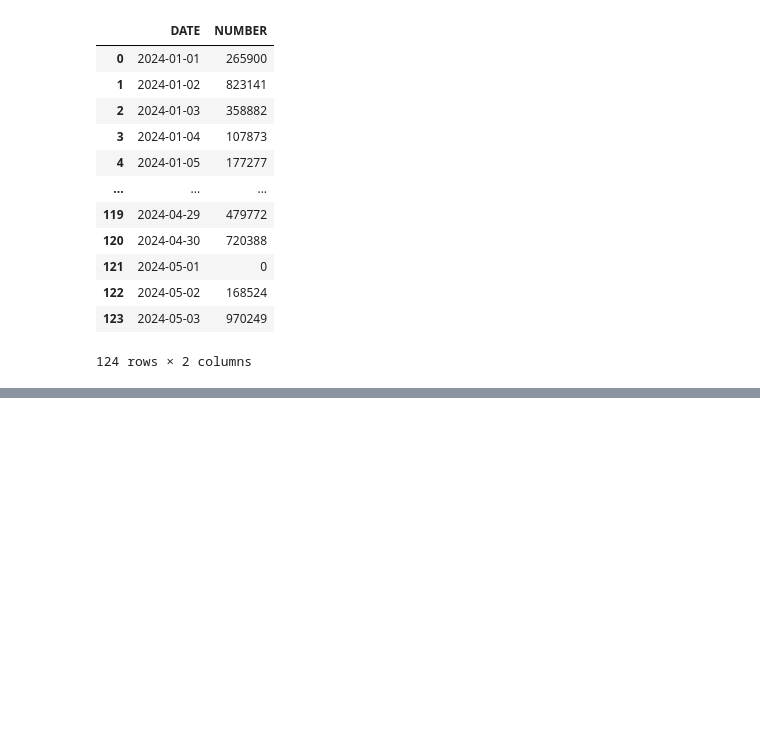
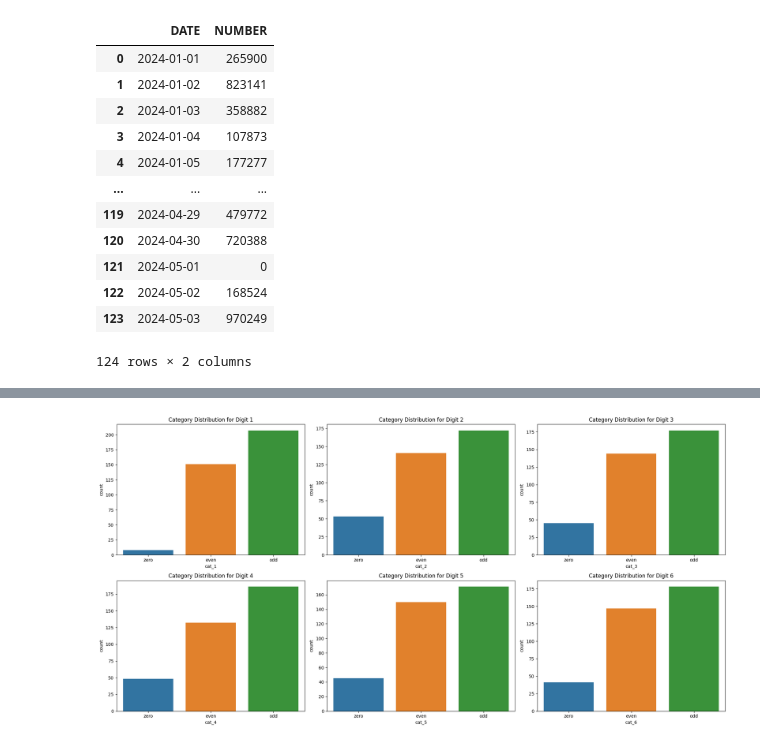
Before and after one commit to Anirudh-sk/lottery, a Jupyter notebook: eda.ipynb, the cells around one changed output, grey strips where cells are left out. Cells and saved outputs as stored; diff of their text form; code cells hidden in the pictures; blank space fills up the shorter version.

```diff
--- a/eda.ipynb
+++ b/eda.ipynb
@@ -70,0 +176,11 @@ cleaned_df.head(124)
+# %%
+# Plot categorical distribution
+plt.figure(figsize=(20, 10))
+for i, col in enumerate([f'cat_{i}' for i in range(1, 7)], 1):
+    plt.subplot(2, 3, i)
+    sns.countplot(x=col, data=cleaned_df, order=['zero', 'even', 'odd'])
+    plt.title(f'Category Distribution for Digit {i}')
+plt.tight_layout()
+plt.show()
+# %% [output]
+[figure, added]
```
Also changed, not shown: parts of 20 cells of this notebook, 2 other files.
